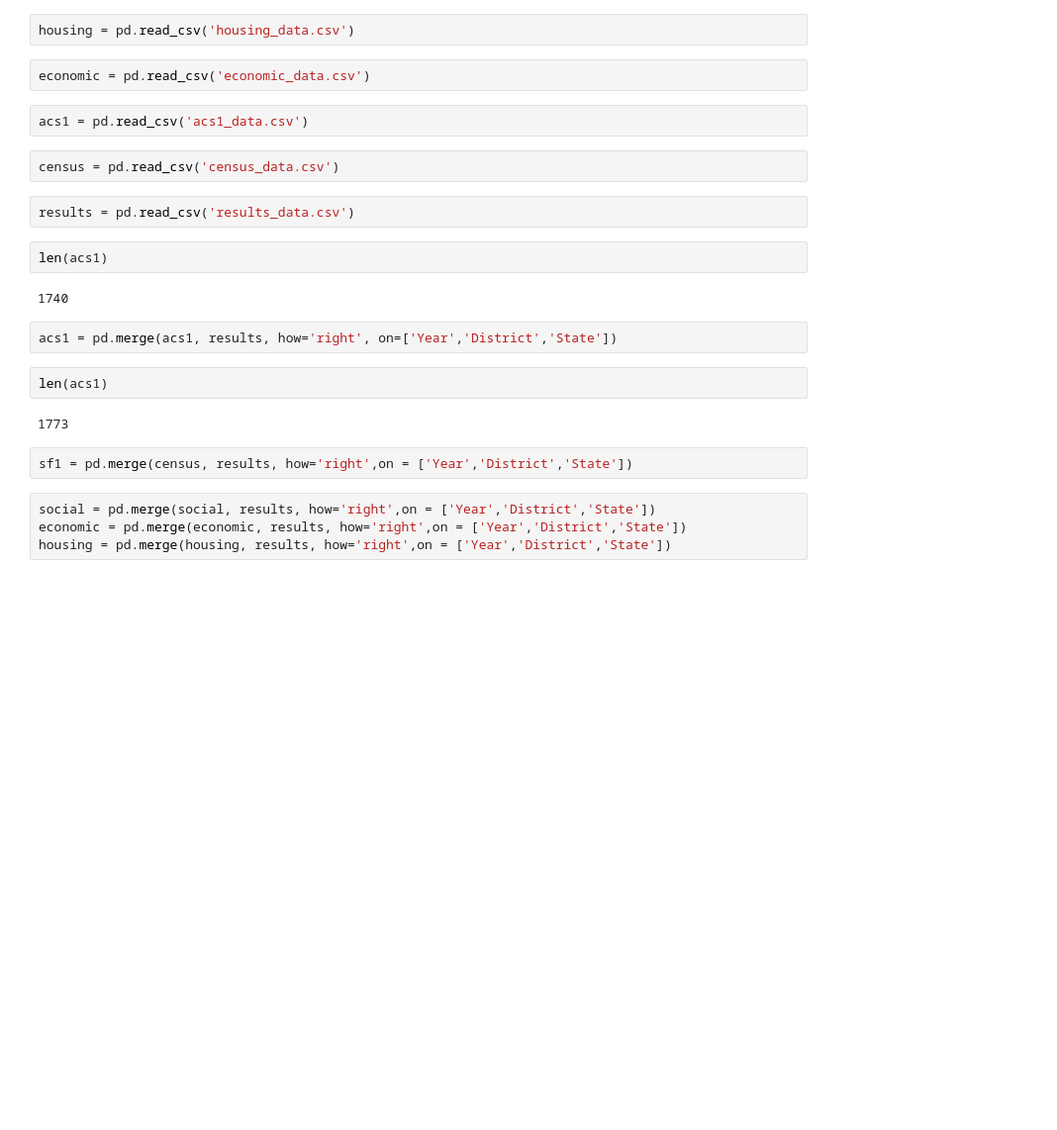
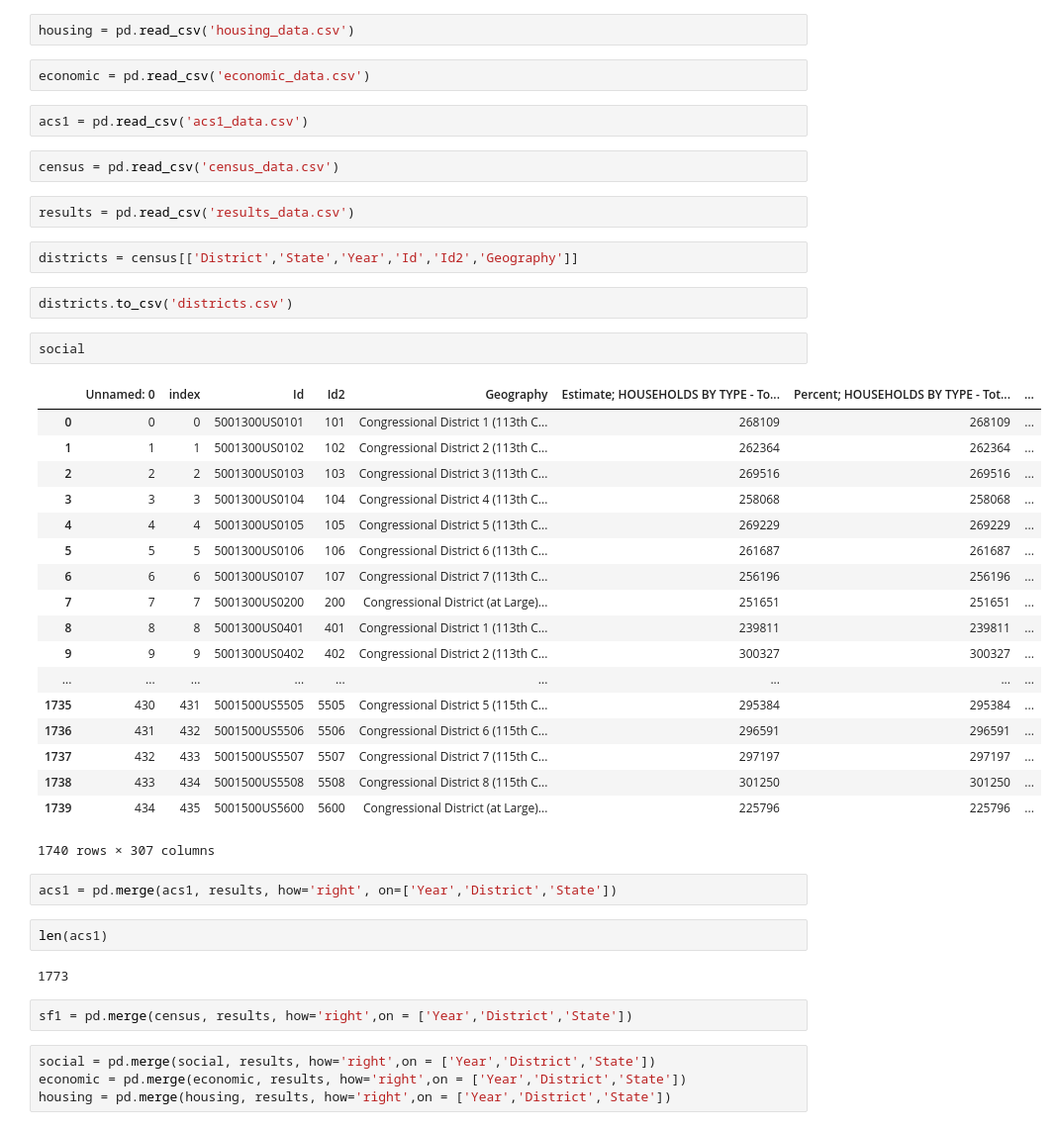
Before and after one commit to stephenilhardt/Classifying-Congressional-Districts, a Jupyter notebook: analysis.ipynb, the cells around one changed output. Shown at 99% size. Drawn from its saved outputs; the diff is of its cells as text; blank space fills up the shorter version.

```diff
--- a/analysis.ipynb
+++ b/analysis.ipynb
@@ -29,10 +29,31 @@ acs1 = pd.read_csv('acs1_data.csv')
 census = pd.read_csv('census_data.csv')
 # %%
 results = pd.read_csv('results_data.csv')
-# %%
-len(acs1)
-# %% [output]
-1740
+# %%
+districts = census[['District','State','Year','Id','Id2','Geography']]
+# %%
+districts.to_csv('districts.csv')
+# %%
+social
+# %% [output]
+|  | Unnamed: 0 | index | Id | Id2 | Geography | Estimate; HOUSEHOLDS BY TYPE - To... | Percent; HOUSEHOLDS BY TYPE - Tot... | ... |
+| 0 | 0 | 0 | 5001300US0101 | 101 | Congressional District 1 (113th C... | 268109 | 268109 | ... |
+| 1 | 1 | 1 | 5001300US0102 | 102 | Congressional District 2 (113th C... | 262364 | 262364 | ... |
+| 2 | 2 | 2 | 5001300US0103 | 103 | Congressional District 3 (113th C... | 269516 | 269516 | ... |
+| 3 | 3 | 3 | 5001300US0104 | 104 | Congressional District 4 (113th C... | 258068 | 258068 | ... |
+| 4 | 4 | 4 | 5001300US0105 | 105 | Congressional District 5 (113th C... | 269229 | 269229 | ... |
+| 5 | 5 | 5 | 5001300US0106 | 106 | Congressional District 6 (113th C... | 261687 | 261687 | ... |
+| 6 | 6 | 6 | 5001300US0107 | 107 | Congressional District 7 (113th C... | 256196 | 256196 | ... |
+| 7 | 7 | 7 | 5001300US0200 | 200 | Congressional District (at Large)... | 251651 | 251651 | ... |
+| 8 | 8 | 8 | 5001300US0401 | 401 | Congressional District 1 (113th C... | 239811 | 239811 | ... |
+| 9 | 9 | 9 | 5001300US0402 | 402 | Congressional District 2 (113th C... | 300327 | 300327 | ... |
+| ... | ... | ... | ... | ... | ... | ... | ... | ... |
+| 1735 | 430 | 431 | 5001500US5505 | 5505 | Congressional District 5 (115th C... | 295384 | 295384 | ... |
+| 1736 | 431 | 432 | 5001500US5506 | 5506 | Congressional District 6 (115th C... | 296591 | 296591 | ... |
+| 1737 | 432 | 433 | 5001500US5507 | 5507 | Congressional District 7 (115th C... | 297197 | 297197 | ... |
+| 1738 | 433 | 434 | 5001500US5508 | 5508 | Congressional District 8 (115th C... | 301250 | 301250 | ... |
+| 1739 | 434 | 435 | 5001500US5600 | 5600 | Congressional District (at Large)... | 225796 | 225796 | ... |
+1740 rows × 307 columns
 # %%
 acs1 = pd.merge(acs1, results, how='right', on=['Year','District','State'])
 # %%
```
Also changed, not shown: parts of 4 cells of this notebook, 12 other files.
